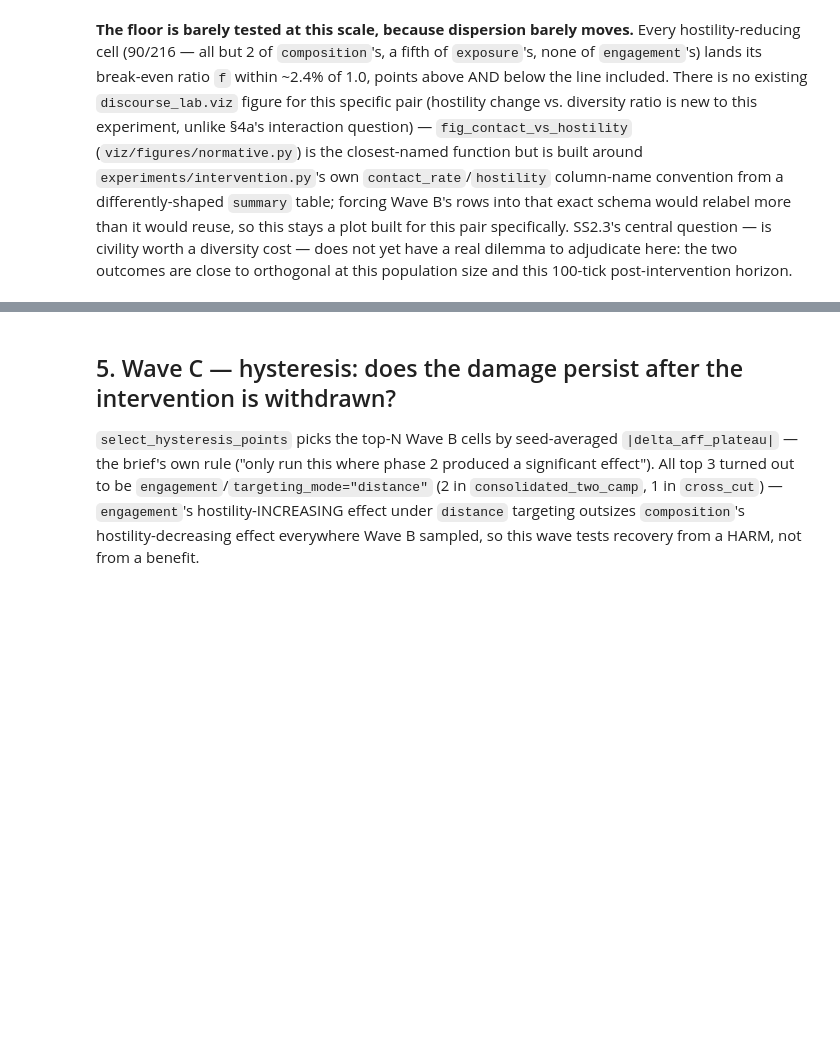
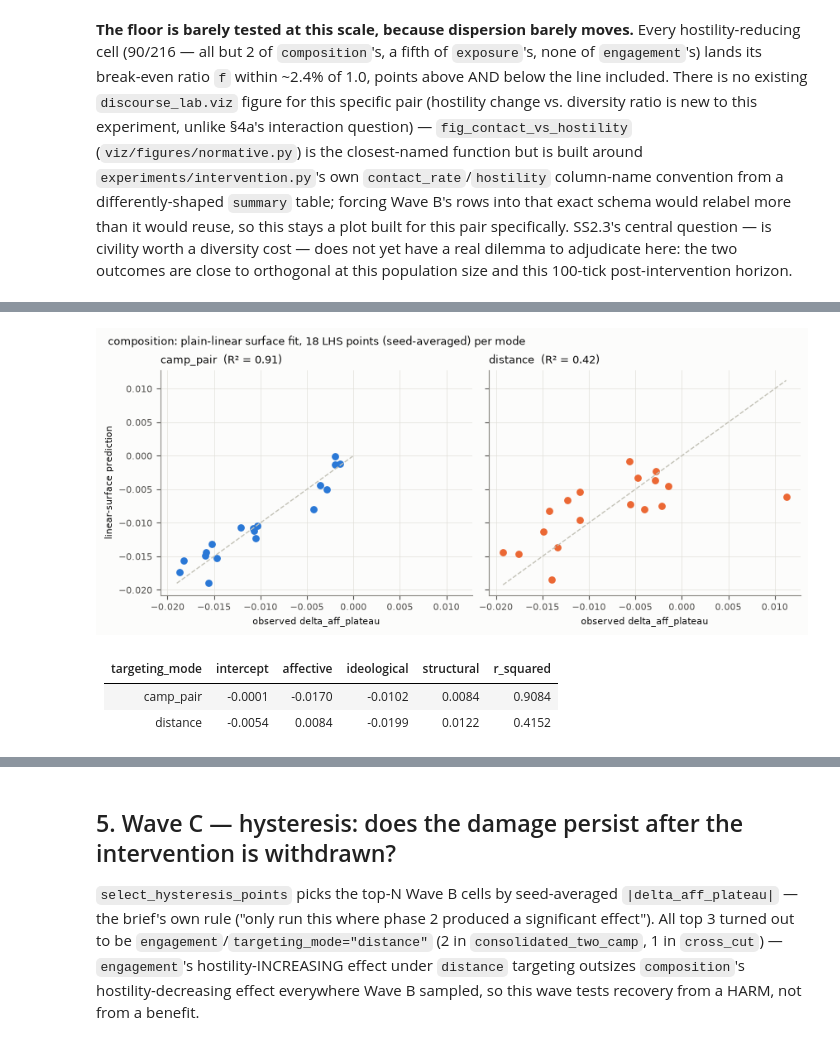
Before and after one commit to lrodeck/Network-Simulation, a Jupyter notebook: notebooks/experiment_03_bubble_intervention.ipynb, the cells around one changed output, grey strips where cells are left out. Drawn from its saved outputs; the diff is of its cells as text; code cells hidden in the pictures; blank space fills up the shorter version.

```diff
--- a/notebooks/experiment_03_bubble_intervention.ipynb
+++ b/notebooks/experiment_03_bubble_intervention.ipynb
@@ -373,0 +390,44 @@ this population size and this 100-tick post-intervention horizon.
+# %%
+def fit_surface(df, arm, mode):
+    sub = (
+        df.filter((pl.col("arm") == arm) & (pl.col("targeting_mode") == mode))
+        .group_by(["scenario", "lhs_index", "affective", "ideological", "structural"])
+        .agg(pl.col("delta_aff_plateau").mean().alias("y"))
+    )
+    X = sub.select(["affective", "ideological", "structural"]).to_numpy()
+    y = sub["y"].to_numpy()
+    Xd = np.column_stack([np.ones(len(X)), X])
+    coef, *_ = np.linalg.lstsq(Xd, y, rcond=None)
+    pred = Xd @ coef
+    ss_res = np.sum((y - pred) ** 2)
+    ss_tot = np.sum((y - y.mean()) ** 2)
+    r2 = 1 - ss_res / ss_tot
+    return coef, r2, y, pred
+
+
+surface_rows = []
+with styled():
+    fig, axes = plt.subplots(1, 2, figsize=(8.5, 3.6), sharex=True, sharey=True)
+    for ax, mode, color in zip(axes, ("camp_pair", "distance"), series_colors(2)):
+        coef, r2, y, pred = fit_surface(wave_b, "composition", mode)
+        surface_rows.append({
+            "targeting_mode": mode, "intercept": coef[0], "affective": coef[1],
+            "ideological": coef[2], "structural": coef[3], "r_squared": r2,
+        })
+        lim = [min(y.min(), pred.min()), max(y.max(), pred.max())]
+        ax.plot(lim, lim, color=CHROME["baseline"], linewidth=1.0, linestyle="--")
+        ax.scatter(y, pred, color=color, s=28)
+        ax.set_xlabel("observed delta_aff_plateau")
+        ax.set_title(f"{mode}  (R² = {r2:.2f})", loc="left", fontsize=9)
+    axes[0].set_ylabel("linear-surface prediction")
+    fig.suptitle("composition: plain-linear surface fit, 18 LHS points (seed-averaged) per mode",
+                 x=0.01, ha="left", fontsize=9)
+plt.show()
+
+show(pl.DataFrame(surface_rows))
+# %% [output]
+[figure, added]
+| targeting_mode | intercept | affective | ideological | structural | r_squared |
+| --- | --- | --- | --- | --- | --- |
+| camp_pair | -0.0001 | -0.0170 | -0.0102 | 0.0084 | 0.9084 |
+| distance | -0.0054 | 0.0084 | -0.0199 | 0.0122 | 0.4152 |
```
Also changed, not shown: parts of 12 cells of this notebook.
